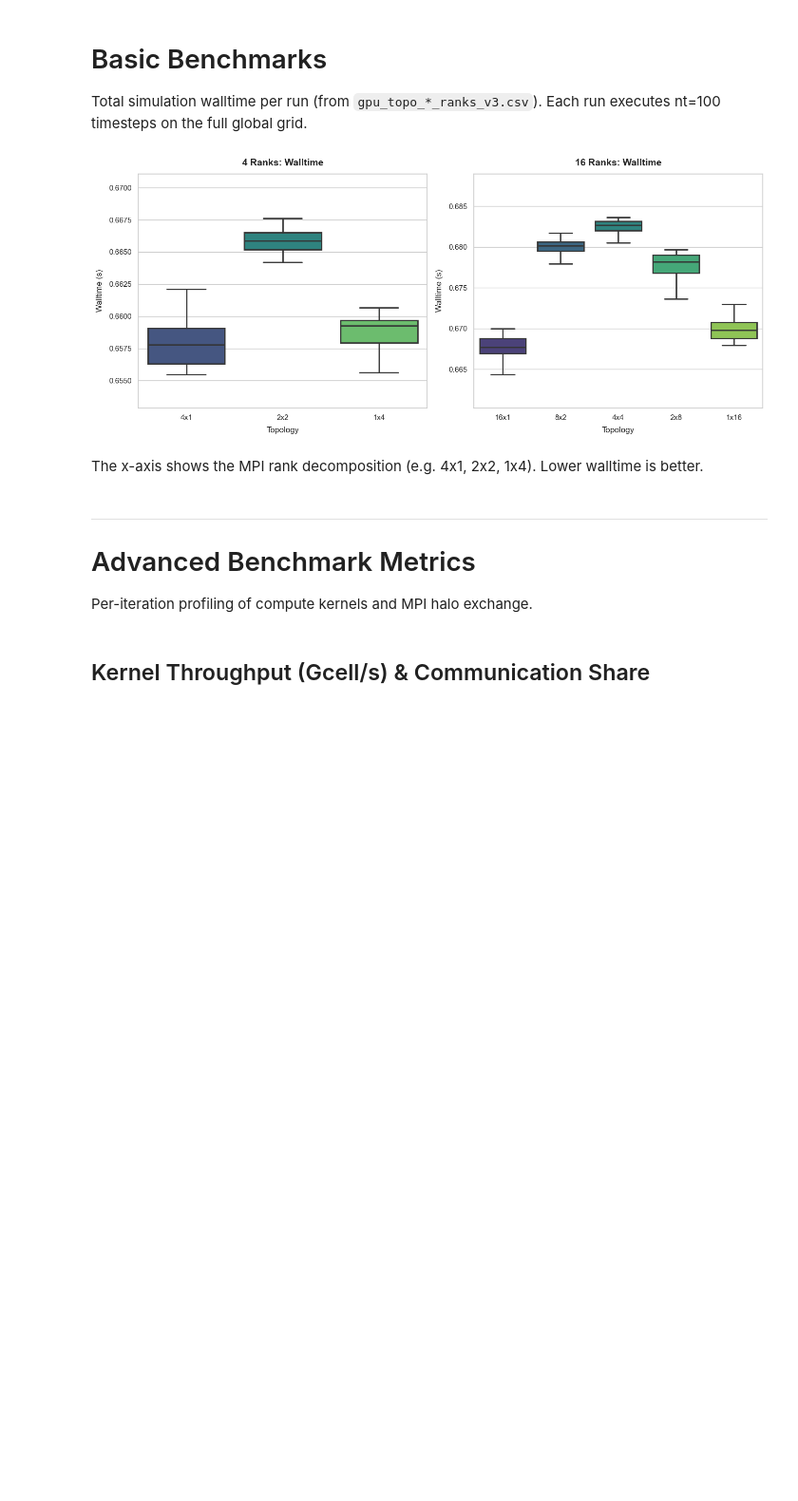
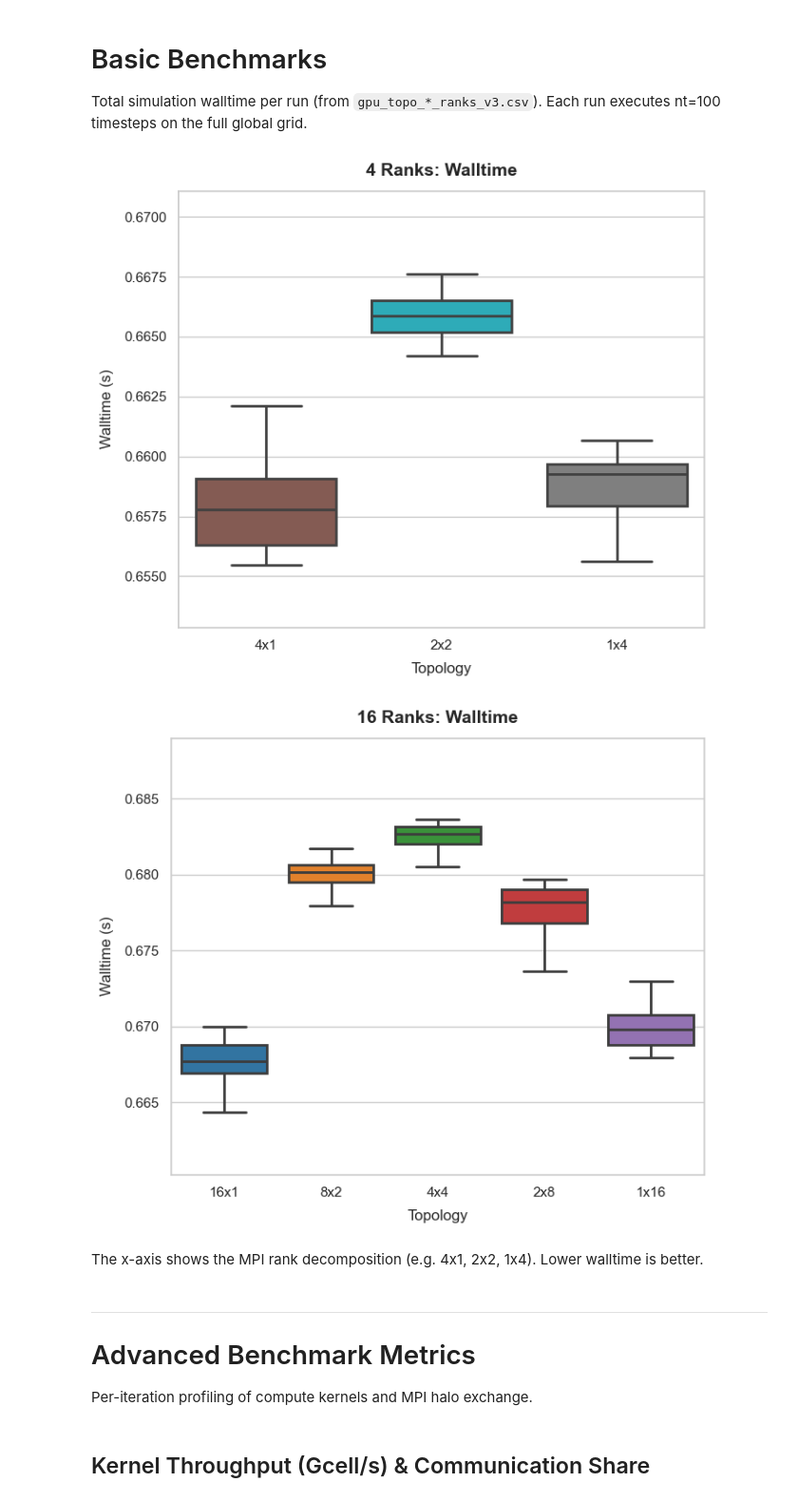
Before and after one commit to ragassler/HPC4WC_project3_domain_decomp, a Jupyter notebook: scripts/Benchmark_Analysis.ipynb, the cells around one changed output. Shown at 95% size. Saved outputs shown, nothing was run; the diff lists cells and outputs as text; code cells hidden in the pictures; blank space fills up the shorter version.

Commit message:
minor changes in analysis plots

```diff
--- a/scripts/Benchmark_Analysis.ipynb
+++ b/scripts/Benchmark_Analysis.ipynb
@@ -40,11 +40,15 @@ def ylim_with_pad(data, col, pad_frac=0.20):
 def topo_sort(values):
     return sorted(values, key=lambda t: (-int(t.split('x')[0]), -int(t.split('x')[1])))
 
-# per-topology viridis colors, same order that the boxplots use
+# per-topology colors: plain, fixed set, one color per topology used identically
+# in every plot (boxplots, stacked bars, strong scaling). No colormap.
+_ALL_TOPO = ['16x1', '8x2', '4x4', '2x8', '1x16', '4x1', '2x2', '1x4']
+_PLAIN_COLORS = ['#1f77b4', '#ff7f0e', '#2ca02c', '#d62728',
+                 '#9467bd', '#8c564b', '#17becf', '#7f7f7f']
 def topo_colors(values):
+    registry = dict(zip(_ALL_TOPO, _PLAIN_COLORS))
     order = topo_sort(values)
-    cmap = sns.color_palette('viridis', len(order))
-    return dict(zip(order, cmap))
+    return {t: registry[t] for t in order}
 
 def darken(c, factor=0.55):
     from matplotlib.colors import to_rgb
@@ -55,8 +59,9 @@ def darken(c, factor=0.55):
 def boxplot(df, x, y, ax, title, ylabel, ylim=None, order=None):
     if order is None:
         order = topo_sort(df[x].unique())
+    palette = [topo_colors(order)[t] for t in order]
     sns.boxplot(data=df, x=x, y=y, order=order,
-                palette='viridis', hue=x, legend=False,
+                palette=palette, hue=x, legend=False,
                 linewidth=2, showfliers=False, ax=ax)
     ax.set_title(title, fontsize=14, fontweight='bold', pad=12)
     ax.set_xlabel('Topology', fontsize=12, labelpad=8)
@@ -70,20 +75,23 @@ def boxplot(df, x, y, ax, title, ylabel, ylim=None, order=None):
 Total simulation walltime per run (from `gpu_topo_*_ranks_v3.csv`).
 Each run executes nt=100 timesteps on the full global grid.
 # %%
-fig, axes = plt.subplots(1, 2, figsize=(14, 6))
-
-boxplot(df4, 'topology', 'walltime', axes[0],
+fig, ax = plt.subplots(figsize=(7, 6))
+boxplot(df4, 'topology', 'walltime', ax,
         '4 Ranks: Walltime', 'Walltime (s)',
         ylim=ylim_with_pad(df4, 'walltime'))
+plt.tight_layout()
+plt.show()
 
-boxplot(df16, 'topology', 'walltime', axes[1],
+fig, ax = plt.subplots(figsize=(7, 6))
+boxplot(df16, 'topology', 'walltime', ax,
         '16 Ranks: Walltime', 'Walltime (s)',
         ylim=ylim_with_pad(df16, 'walltime'))
-
 plt.tight_layout()
+fig.savefig('../output/plot_walltime_16ranks.png', dpi=300, bbox_inches='tight')
 plt.show()
 # %% [output]
-[figure, old version]
+[figure, new version]
+[figure, added]
 # %% [markdown]
 The x-axis shows the MPI rank decomposition (e.g. 4x1, 2x2, 1x4).
 Lower walltime is better.
```
Also changed, not shown: parts of 7 cells of this notebook.
